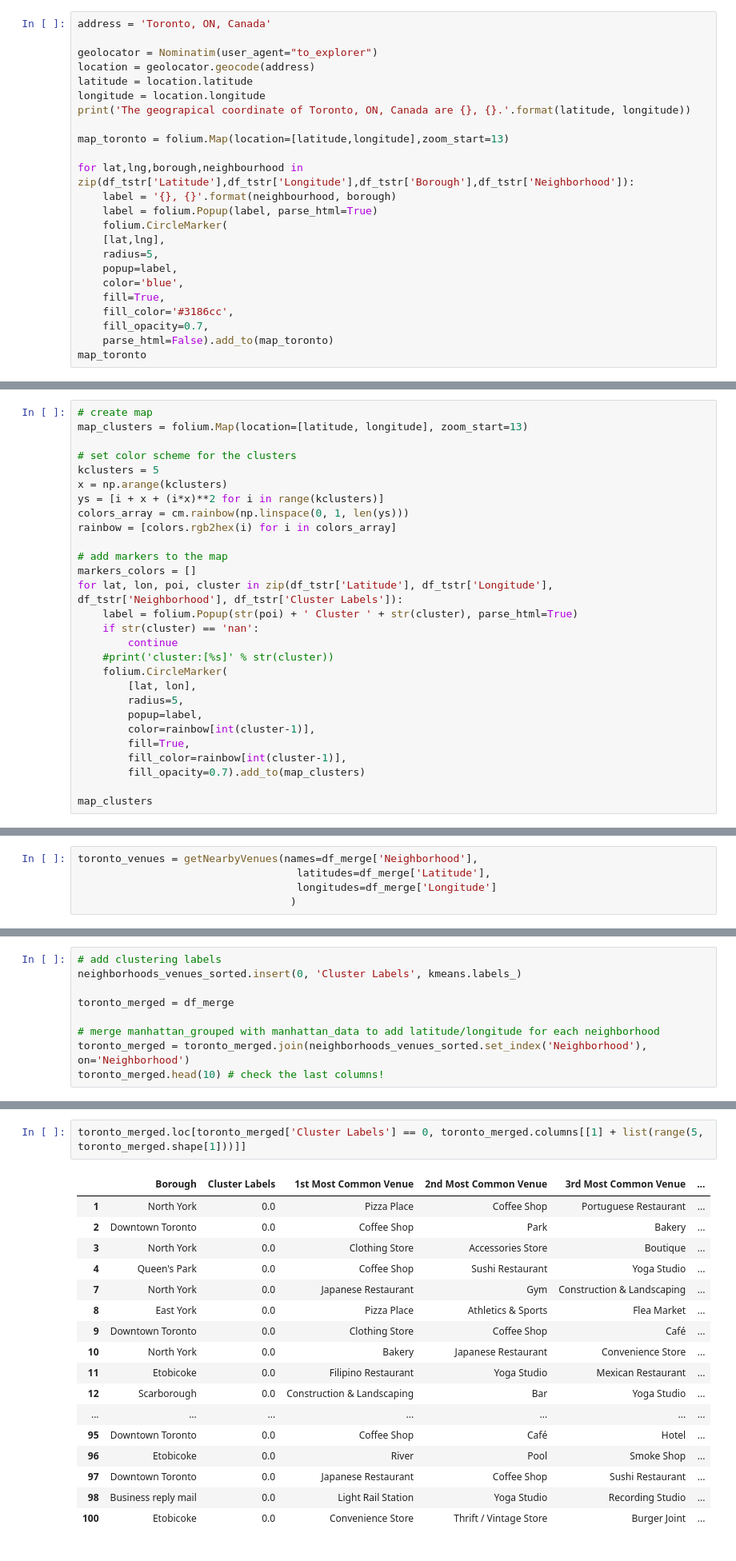
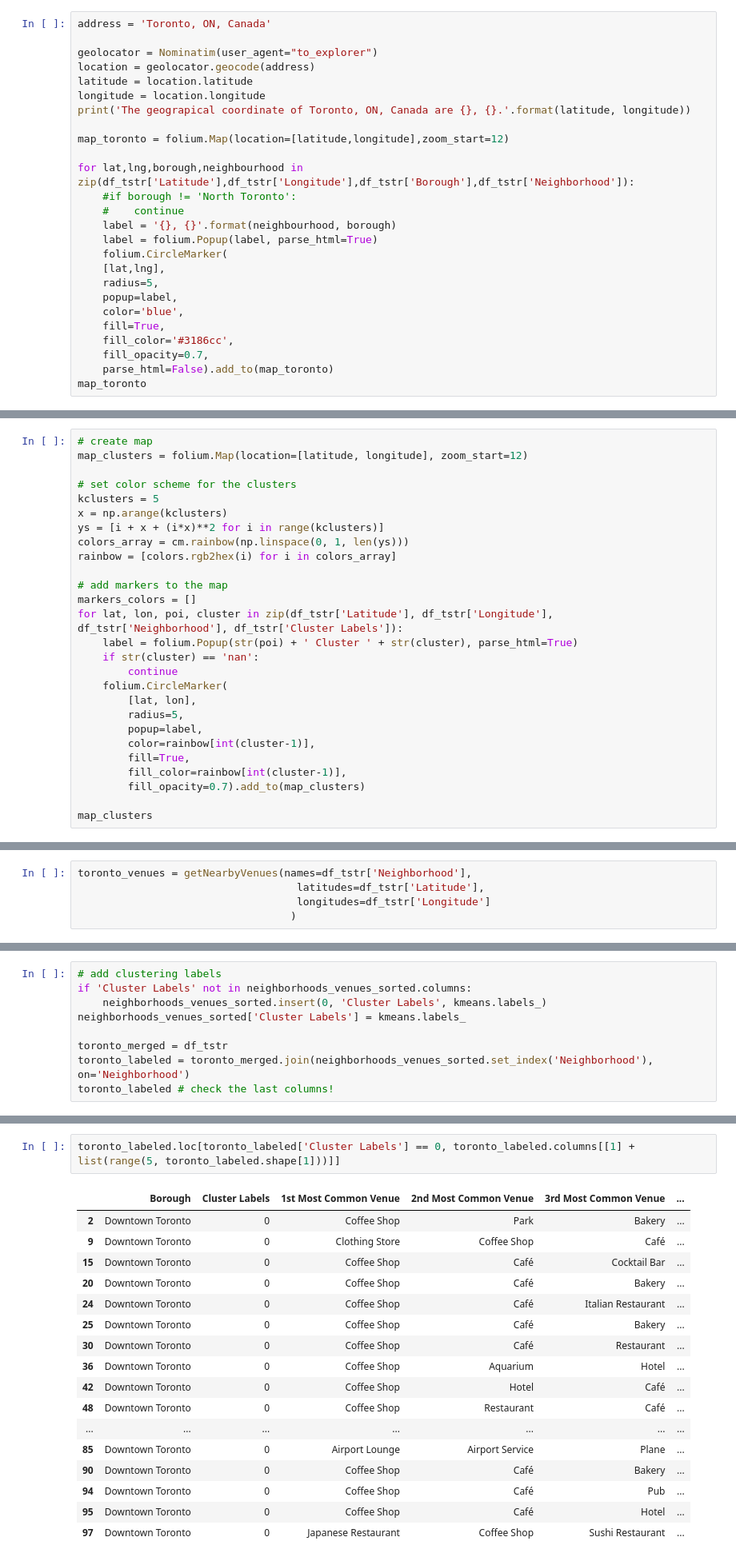
Before and after one commit to Napoleon0sam/Coursera_Capstone, a Jupyter notebook: Segmenting and Clustering Neighborhoods in Toronto.ipynb, the cells around one changed output, grey strips where cells are left out. Shown at 80% size. Saved outputs shown, nothing was run; the diff lists cells and outputs as text.

```diff
--- a/Segmenting and Clustering Neighborhoods in Toronto.ipynb
+++ b/Segmenting and Clustering Neighborhoods in Toronto.ipynb
@@ -151,9 +157,11 @@ latitude = location.latitude
 longitude = location.longitude
 print('The geograpical coordinate of Toronto, ON, Canada are {}, {}.'.format(latitude, longitude))
 
-map_toronto = folium.Map(location=[latitude,longitude],zoom_start=13)
+map_toronto = folium.Map(location=[latitude,longitude],zoom_start=12)
 
 for lat,lng,borough,neighbourhood in zip(df_tstr['Latitude'],df_tstr['Longitude'],df_tstr['Borough'],df_tstr['Neighborhood']):
+    #if borough != 'North Toronto':
+    #    continue
     label = '{}, {}'.format(neighbourhood, borough)
     label = folium.Popup(label, parse_html=True)
     folium.CircleMarker(
@@ -192,7 +204,7 @@ df_tstr.head()
 # Show clustering result on the map
 # %%
 # create map
-map_clusters = folium.Map(location=[latitude, longitude], zoom_start=13)
+map_clusters = folium.Map(location=[latitude, longitude], zoom_start=12)
 
 # set color scheme for the clusters
 kclusters = 5
@@ -207,7 +219,6 @@ for lat, lon, poi, cluster in zip(df_tstr['Latitude'], df_tstr['Longitude'], df_
     label = folium.Popup(str(poi) + ' Cluster ' + str(cluster), parse_html=True)
     if str(cluster) == 'nan':
         continue
-    #print('cluster:[%s]' % str(cluster))
     folium.CircleMarker(
         [lat, lon],
         radius=5,
@@ -288,6 +305,6 @@ def getNearbyVenues(names, latitudes, longitudes, radius=500):
 # %%
-toronto_venues = getNearbyVenues(names=df_merge['Neighborhood'],
-                                   latitudes=df_merge['Latitude'],
-                                   longitudes=df_merge['Longitude']
+toronto_venues = getNearbyVenues(names=df_tstr['Neighborhood'],
+                                   latitudes=df_tstr['Latitude'],
+                                   longitudes=df_tstr['Longitude']
                                   )
 # %% [output]
@@ -479,11 +501,11 @@ kmeans = KMeans(n_clusters=kclusters, random_state=0).fit(toronto_grouped_cluste
 # %%
 # add clustering labels
-neighborhoods_venues_sorted.insert(0, 'Cluster Labels', kmeans.labels_)
+if 'Cluster Labels' not in neighborhoods_venues_sorted.columns:
+    neighborhoods_venues_sorted.insert(0, 'Cluster Labels', kmeans.labels_)
+neighborhoods_venues_sorted['Cluster Labels'] = kmeans.labels_
 
-toronto_merged = df_merge
-
-# merge manhattan_grouped with manhattan_data to add latitude/longitude for each neighborhood
-toronto_merged = toronto_merged.join(neighborhoods_venues_sorted.set_index('Neighborhood'), on='Neighborhood')
-toronto_merged.head(10) # check the last columns!
+toronto_merged = df_tstr
+toronto_labeled = toronto_merged.join(neighborhoods_venues_sorted.set_index('Neighborhood'), on='Neighborhood')
+toronto_labeled # check the last columns!
 # %% [output]
 |  | Postalcode | Borough | Neighborhood | Latitude | Longitude | Cluster Labels | 1st Most Common Venue | ... |
@@ -531,20 +561,20 @@ map_clusters
 # %%
-toronto_merged.loc[toronto_merged['Cluster Labels'] == 0, toronto_merged.columns[[1] + list(range(5, toronto_merged.shape[1]))]]
+toronto_labeled.loc[toronto_labeled['Cluster Labels'] == 0, toronto_labeled.columns[[1] + list(range(5, toronto_labeled.shape[1]))]]
 # %% [output]
 |  | Borough | Cluster Labels | 1st Most Common Venue | 2nd Most Common Venue | 3rd Most Common Venue | ... |
-| 1 | North York | 0.0 | Pizza Place | Coffee Shop | Portuguese Restaurant | ... |
-| 2 | Downtown Toronto | 0.0 | Coffee Shop | Park | Bakery | ... |
-| 3 | North York | 0.0 | Clothing Store | Accessories Store | Boutique | ... |
-| 4 | Queen's Park | 0.0 | Coffee Shop | Sushi Restaurant | Yoga Studio | ... |
-| 7 | North York | 0.0 | Japanese Restaurant | Gym | Construction & Landscaping | ... |
-| 8 | East York | 0.0 | Pizza Place | Athletics & Sports | Flea Market | ... |
-| 9 | Downtown Toronto | 0.0 | Clothing Store | Coffee Shop | Café | ... |
-| 10 | North York | 0.0 | Bakery | Japanese Restaurant | Convenience Store | ... |
-| 11 | Etobicoke | 0.0 | Filipino Restaurant | Yoga Studio | Mexican Restaurant | ... |
-| 12 | Scarborough | 0.0 | Construction & Landscaping | Bar | Yoga Studio | ... |
+| 2 | Downtown Toronto | 0 | Coffee Shop | Park | Bakery | ... |
+| 9 | Downtown Toronto | 0 | Clothing Store | Coffee Shop | Café | ... |
+| 15 | Downtown Toronto | 0 | Coffee Shop | Café | Cocktail Bar | ... |
+| 20 | Downtown Toronto | 0 | Coffee Shop | Café | Bakery | ... |
+| 24 | Downtown Toronto | 0 | Coffee Shop | Café | Italian Restaurant | ... |
+| 25 | Downtown Toronto | 0 | Coffee Shop | Café | Bakery | ... |
+| 30 | Downtown Toronto | 0 | Coffee Shop | Café | Restaurant | ... |
+| 36 | Downtown Toronto | 0 | Coffee Shop | Aquarium | Hotel | ... |
+| 42 | Downtown Toronto | 0 | Coffee Shop | Hotel | Café | ... |
+| 48 | Downtown Toronto | 0 | Coffee Shop | Restaurant | Café | ... |
 | ... | ... | ... | ... | ... | ... | ... |
-| 95 | Downtown Toronto | 0.0 | Coffee Shop | Café | Hotel | ... |
-| 96 | Etobicoke | 0.0 | River | Pool | Smoke Shop | ... |
-| 97 | Downtown Toronto | 0.0 | Japanese Restaurant | Coffee Shop | Sushi Restaurant | ... |
-| 98 | Business reply mail | 0.0 | Light Rail Station | Yoga Studio | Recording Studio | ... |
-| 100 | Etobicoke | 0.0 | Convenience Store | Thrift / Vintage Store | Burger Joint | ... |
+| 85 | Downtown Toronto | 0 | Airport Lounge | Airport Service | Plane | ... |
+| 90 | Downtown Toronto | 0 | Coffee Shop | Café | Bakery | ... |
+| 94 | Downtown Toronto | 0 | Coffee Shop | Café | Pub | ... |
+| 95 | Downtown Toronto | 0 | Coffee Shop | Café | Hotel | ... |
+| 97 | Downtown Toronto | 0 | Japanese Restaurant | Coffee Shop | Sushi Restaurant | ... |
```
Also changed, not shown: parts of 28 cells of this notebook, 3 other files.
